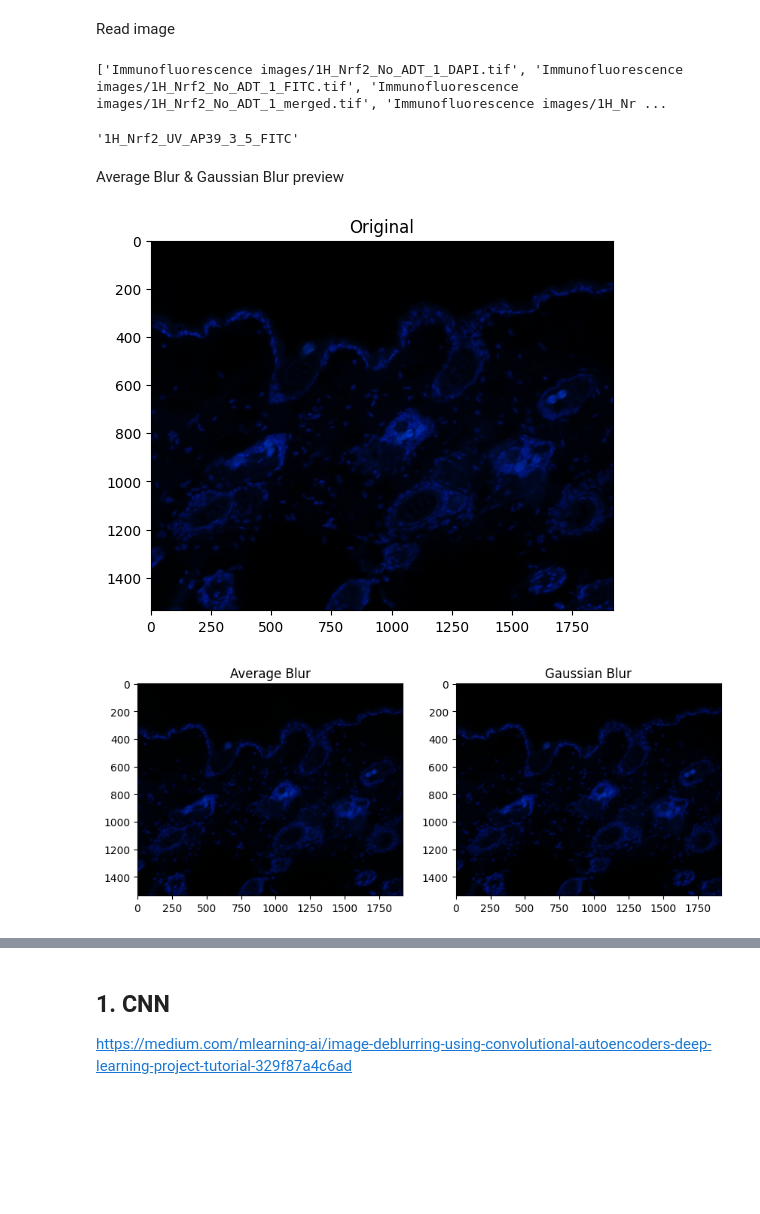
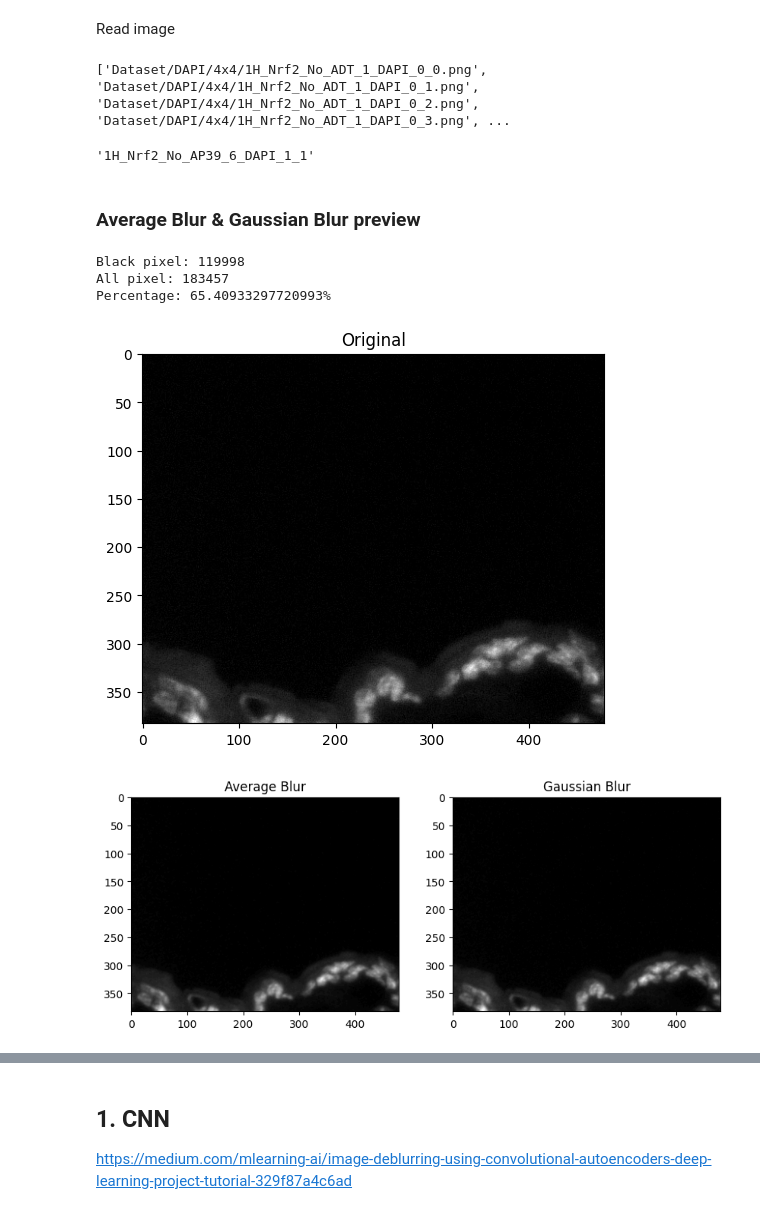
Before and after one commit to cusniwtt/automatic-cell-counting-in-immunofluorescence-tissue, a Jupyter notebook: deblur.ipynb, the cells around one changed output, grey strips where cells are left out. Cells and saved outputs as stored; diff of their text form; code cells hidden in the pictures; blank space fills up the shorter version.

```diff
--- a/deblur.ipynb
+++ b/deblur.ipynb
@@ -18,41 +19,47 @@ Read image
 # %%
 origin_paths = []
 
-for file in sorted(os.listdir('Immunofluorescence images')):
+for file in sorted(os.listdir('Dataset/DAPI/4x4')):
     if file != '.DS_Store':
-        if file != 'File name_IF images.docx':
-            origin_paths.append('Immunofluorescence images/' + file)
+        origin_paths.append('Dataset/DAPI/4x4/' + file)
 
 print(origin_paths[0:5])
 # %% [output]
-['Immunofluorescence images/1H_Nrf2_No_ADT_1_DAPI.tif', 'Immunofluorescence images/1H_Nrf2_No_ADT_1_FITC.tif', 'Immunofluorescence images/1H_Nrf2_No_ADT_1_merged.tif', 'Immunofluorescence images/1H_Nr ...
+['Dataset/DAPI/4x4/1H_Nrf2_No_ADT_1_DAPI_0_0.png', 'Dataset/DAPI/4x4/1H_Nrf2_No_ADT_1_DAPI_0_1.png', 'Dataset/DAPI/4x4/1H_Nrf2_No_ADT_1_DAPI_0_2.png', 'Dataset/DAPI/4x4/1H_Nrf2_No_ADT_1_DAPI_0_3.png', ...
 # %%
-origin_paths[405][26:-4]
+origin_paths[405][17:-4]
 # %% [output]
-'1H_Nrf2_UV_AP39_3_5_FITC'
+'1H_Nrf2_No_AP39_6_DAPI_1_1'
 # %% [markdown]
-Average Blur & Gaussian Blur preview
+### Average Blur & Gaussian Blur preview
 # %%
-img = cv2.imread(origin_paths[0], 1)
-img = cv2.cvtColor(img, cv2.COLOR_BGR2RGB)
-plot = plt.imshow(img)
+img = cv2.imread(origin_paths[0], 0)
+n_px = img.shape[0]*img.shape[1]
+n_black_px = np.sum(img == 0)
+print('Black pixel: {}'.format(n_black_px))
+print('All pixel: {}'.format(n_px))
+print('Percentage: {}%'.format(n_black_px/n_px*100))
+plot = plt.imshow(img, cmap='gray')
 plt.title('Original')
 plt.show()
 # %% [output]
+Black pixel: 119998
+All pixel: 183457
+Percentage: 65.40933297720993%
-[figure, old version]
+[figure, new version]
 # %%
-# Average blur
-avg_blur = cv2.blur(img, (9,9))
-gss_blur = cv2.GaussianBlur(img, (9,9), 0)
+# Average blur, Gaussian blur
+avg_blur = cv2.blur(img, (3,3))
+gss_blur = cv2.GaussianBlur(img, (3,3), 0)
 
-fig = plt.figure(10, (10,10))
+fig = plt.figure(10, (10,20))
 ax = fig.add_subplot(1, 2, 1)
-ax.imshow(avg_blur)
+ax.imshow(avg_blur, cmap='gray')
 ax.set_title('Average Blur')
 ax = fig.add_subplot(1, 2, 2)
-ax.imshow(gss_blur)
+ax.imshow(gss_blur, cmap='gray')
 ax.set_title('Gaussian Blur')
 plt.show()
 # %% [output]
-[figure, old version]
+[figure, new version]
 # %%
```
Also changed, not shown: parts of 23 cells of this notebook, 1 other file.
